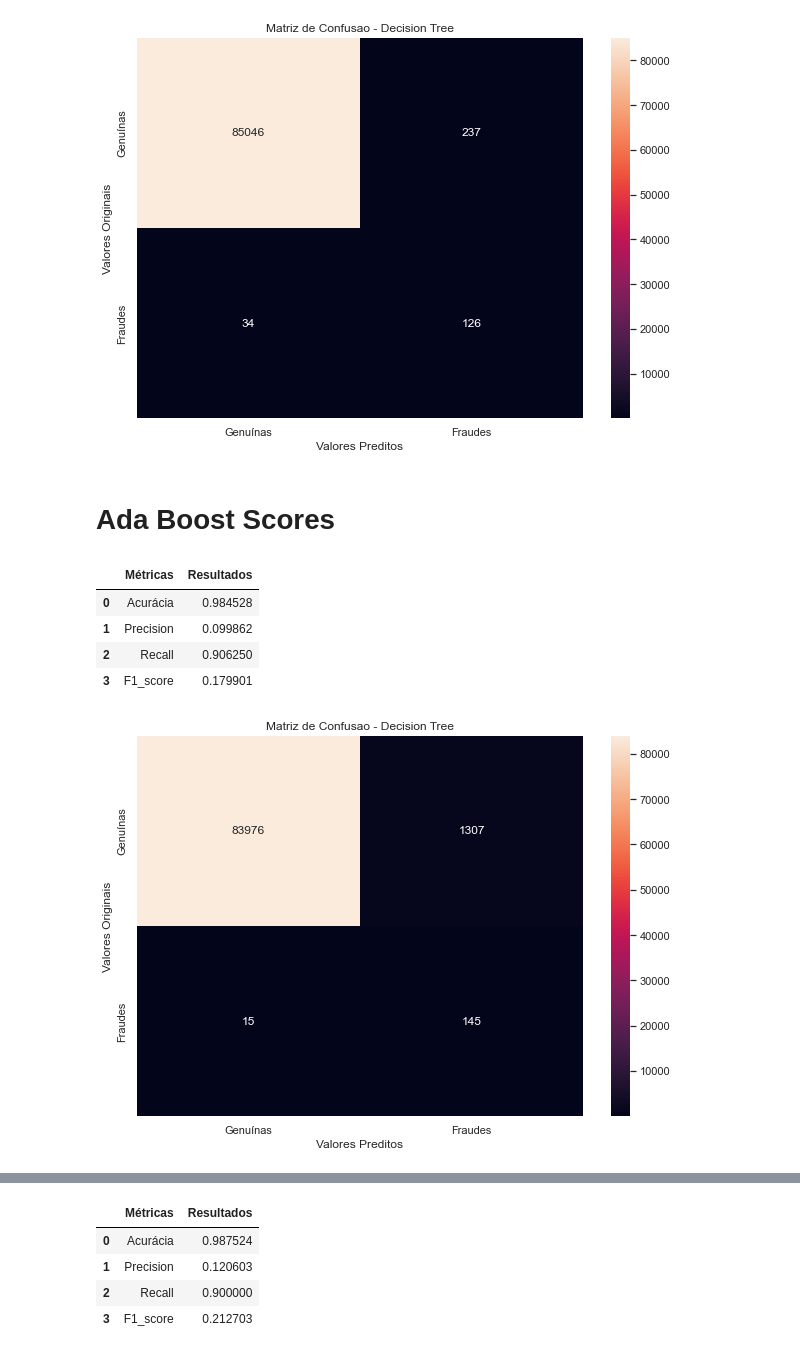
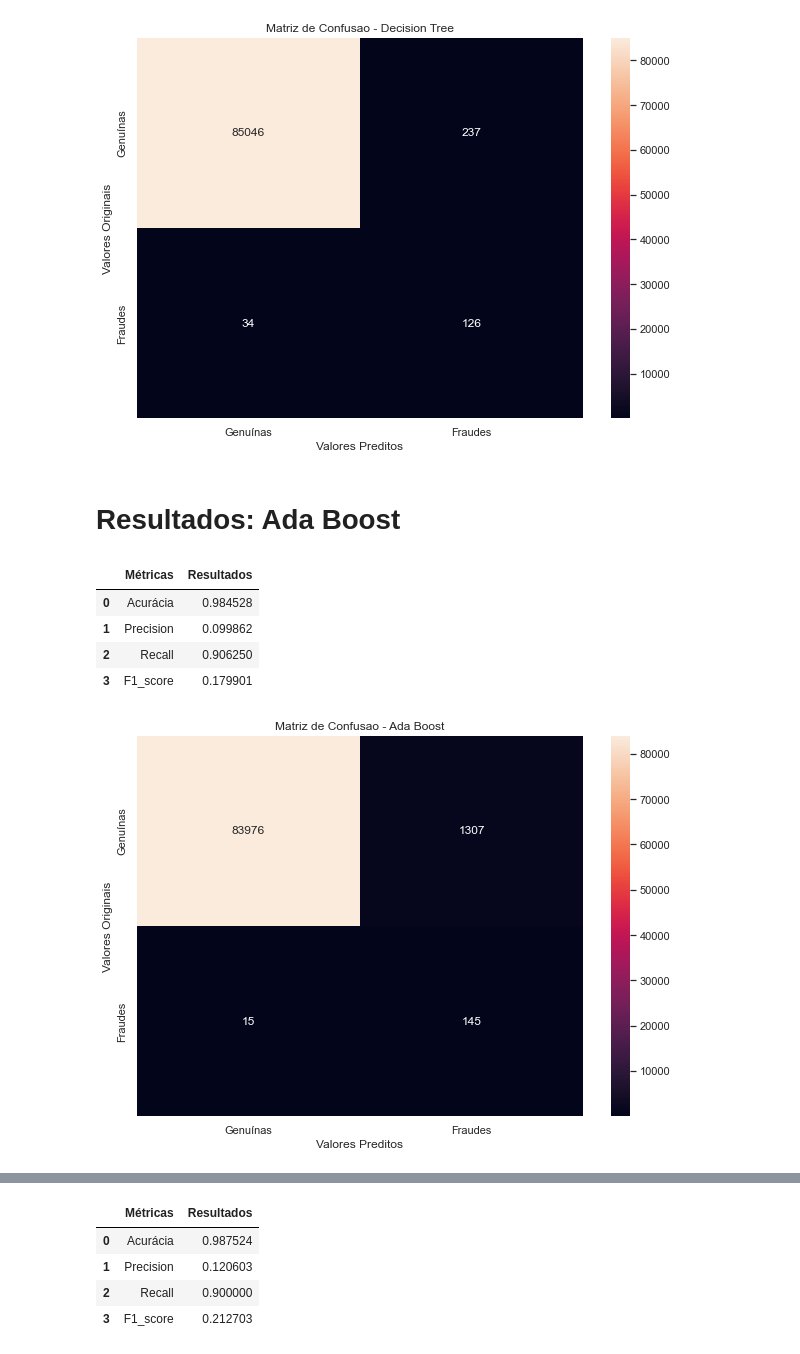
Before and after one commit to luuisotorres/Detectando-Fraudes-de-Cartao-de-Credito-com-Machine-Learning, a Jupyter notebook: Detectando Fraudes De Cartão de Crédito com Machine Learning.ipynb, the cells around one changed output, grey strips where cells are left out. Drawn from its saved outputs; the diff is of its cells as text; code cells hidden in the pictures.

```diff
--- a/Detectando Fraudes De Cartão de Crédito com Machine Learning.ipynb
+++ b/Detectando Fraudes De Cartão de Crédito com Machine Learning.ipynb
@@ -384,7 +384,7 @@ plt.show()
 # %% [output]
 [figure]
 # %% [markdown]
-# Ada Boost Scores
+# Resultados: Ada Boost
 # %%
 # Métricas de avaliação Ada Boost
 metrics_ab = [['Acurácia',(accuracy_score(test_y, y_predictions_ab))],
@@ -402,16 +402,16 @@ metrics_df_ab
 # %%
 # Matriz de Confusão Ada Boost
 confusion_matrix_ab = confusion_matrix(test_y, y_predictions_ab)
 # Visualização
 plt.figure(figsize=(10,7))
 ax = plt.subplot()
 sns.heatmap(confusion_matrix_ab, annot=True, fmt='g', ax = ax)
 ax.set_xlabel('Valores Preditos')
 ax.set_ylabel('Valores Originais')
-ax.set_title('Matriz de Confusao - Decision Tree')
+ax.set_title('Matriz de Confusao - Ada Boost')
 ax.xaxis.set_ticklabels(['Genuínas','Fraudes'])
 ax.yaxis.set_ticklabels(['Genuínas','Fraudes'])
 plt.show()
 # %% [output]
-[figure, old version]
+[figure, new version]
 # %% [markdown]
```
Also changed, not shown: parts of 3 cells of this notebook.
